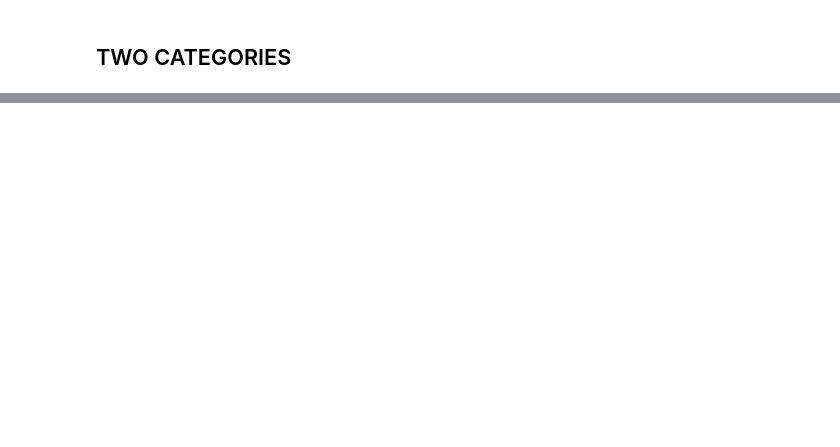
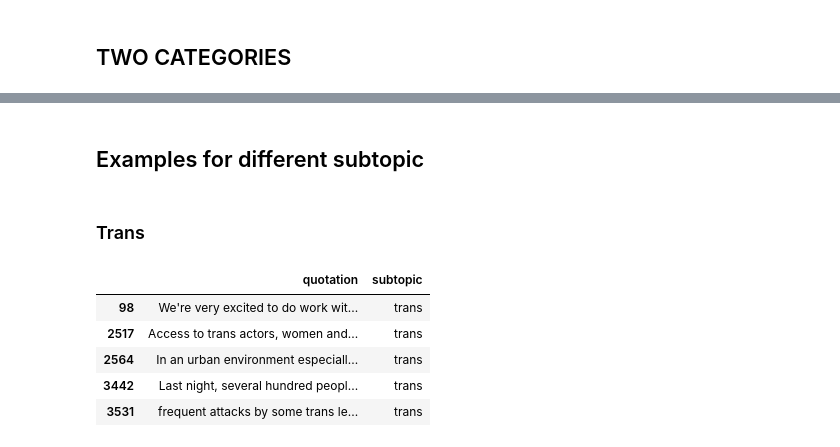
Before and after one commit to epfl-ada/ada-2021-project-concatsanddogs, a Jupyter notebook: Top_to_bottom.ipynb, the cells around one changed output, grey strips where cells are left out. Drawn from its saved outputs; the diff is of its cells as text; code cells hidden in the pictures; blank space fills up the shorter version.

```diff
--- a/Top_to_bottom.ipynb
+++ b/Top_to_bottom.ipynb
@@ -223,0 +244,13 @@ df['subtopic'].value_counts().sort_index().plot.bar(x='Target Value', y='Number
+# %% [markdown]
+## Examples for different subtopic
+# %% [markdown]
+### Trans
+# %%
+df[df['subtopic']=='trans'].head()[['quotation','subtopic']]
+# %% [output]
+|  | quotation | subtopic |
+| 98 | We're very excited to do work wit... | trans |
+| 2517 | Access to trans actors, women and... | trans |
+| 2564 | In an urban environment especiall... | trans |
+| 3442 | Last night, several hundred peopl... | trans |
+| 3531 | frequent attacks by some trans le... | trans |
```
Also changed, not shown: parts of 11 cells of this notebook.
